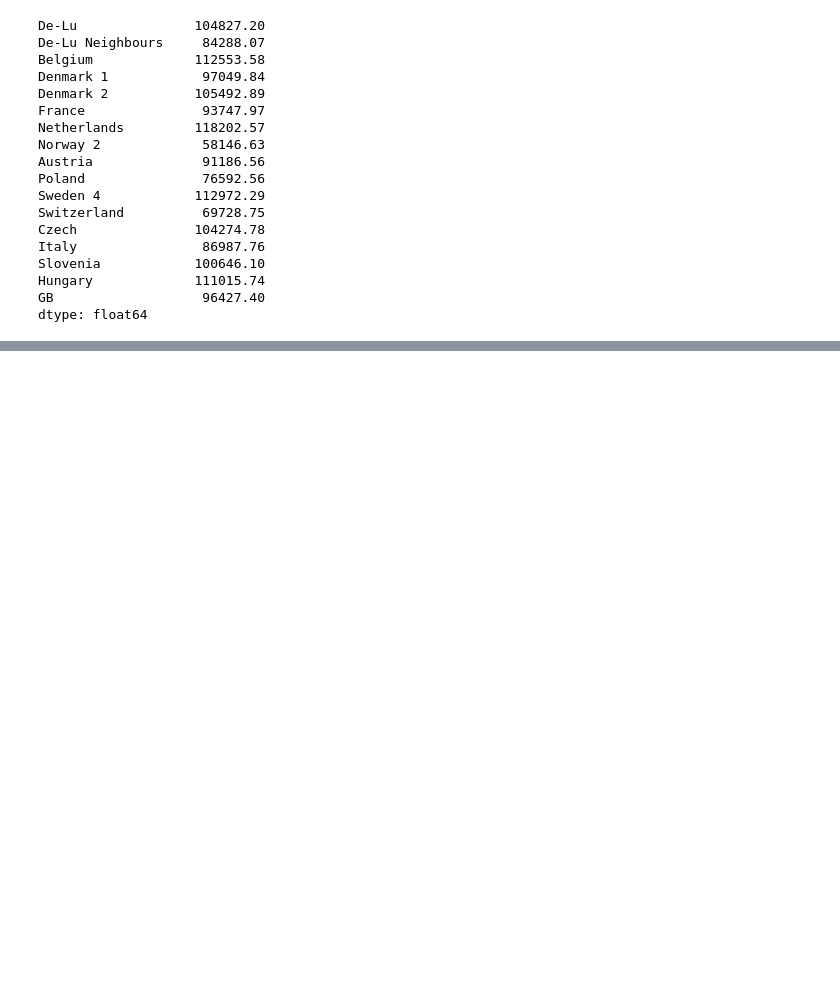
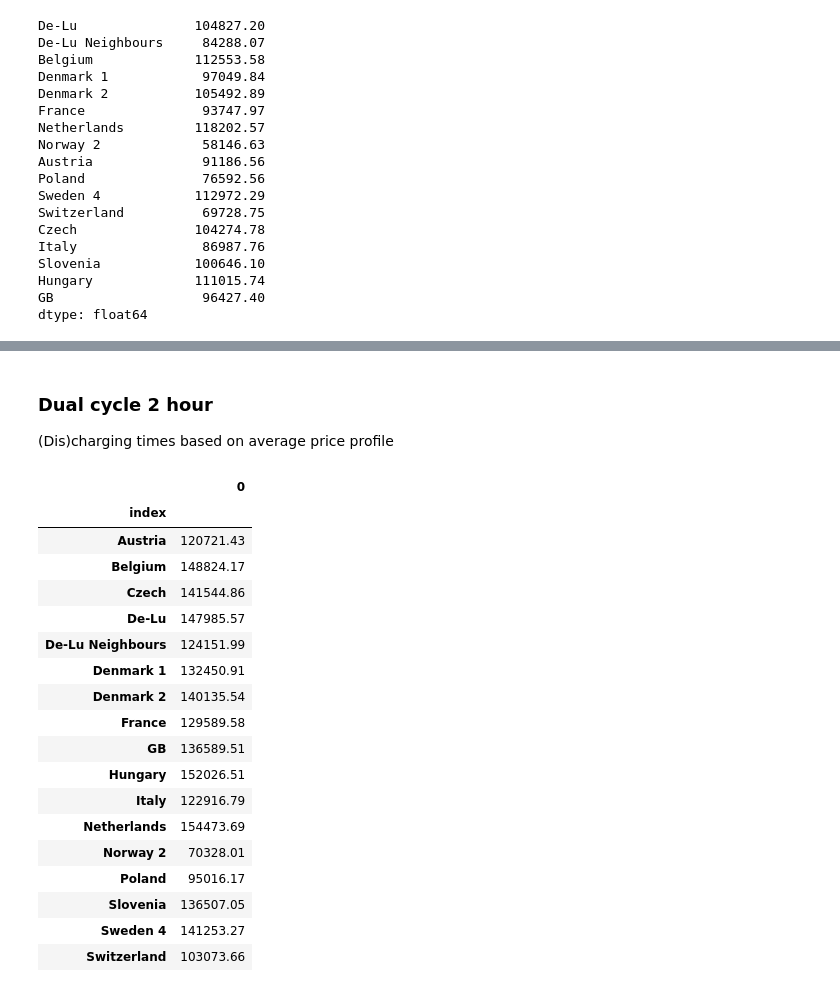
Before and after one commit to asadiceccarelli/eu-wholesale-analysis, a Jupyter notebook: scripts/revenue_analysis.ipynb, the cells around one changed output, grey strips where cells are left out. Drawn from its saved outputs; the diff is of its cells as text; code cells hidden in the pictures; blank space fills up the shorter version.

```diff
--- a/scripts/revenue_analysis.ipynb
+++ b/scripts/revenue_analysis.ipynb
@@ -141,0 +213,58 @@ fig
+# %% [markdown]
+### Dual cycle 2 hour
+
+(Dis)charging times based on average price profile
+# %%
+charge_3_4 = ['Poland', 'Sweden 4']
+charge_4_5 = ['De-Lu', 'De-Lu Neighbours', 'Denmark 2', 'France', 'Norway 2', 'Austria', 'Switzerland', 'Czech', 'Italy', 'Slovenia', 'Hungary', 'GB', 'Belgium', 'Denmark 1', 'Netherlands']
+charge_14_15 = ['Belgium', 'Denmark 1', 'Netherlands', 'De-Lu', 'De-Lu Neighbours', 'Denmark 2', 'Norway 2', 'Austria', 'Poland', 'Sweden 4', 'Switzerland', 'Czech', 'Italy', 'Slovenia', 'Hungary', 'GB']
+charge_15_16 = ['France']
+
+discharge_8_9 = ['De-Lu', 'De-Lu Neighbours', 'Belgium', 'Denmark 1', 'Denmark 2', 'Netherlands', 'Austria', 'Poland', 'Sweden 4', 'Switzerland', 'Czech', 'Slovenia', 'Hungary', 'GB']
+discharge_9_10 = ['France', 'Norway 2', 'Italy']
+discharge_18_19 = ['GB']
+discharge_19_20 = ['Denmark 2', 'Norway 2', 'Sweden 4']
+discharge_20_21 = ['De-Lu', 'De-Lu Neighbours', 'Belgium', 'Denmark 1', 'France', 'Netherlands', 'Austria', 'Poland', 'Switzerland', 'Czech', 'Italy', 'Slovenia', 'Hungary']
+
+df['charge_discharge'] = 0
+
+def calculate_single_cycle_2_hour_rev(df):
+    charge_3_4_cost = df[charge_3_4].loc[(df.hour == 3) | (df.hour == 4)].sum()
+    charge_4_5_cost = df[charge_4_5].loc[(df.hour == 4) | (df.hour == 5)].sum()
+    charge_14_15_cost = df[charge_14_15].loc[(df.hour == 14) | (df.hour == 15)].sum()
+    charge_15_16_cost = df[charge_15_16].loc[(df.hour == 15) | (df.hour == 16)].sum()
+    discharge_8_9_rev = df[discharge_8_9].loc[(df.hour == 8) | (df.hour == 9)].sum()
+    discharge_9_10_rev = df[discharge_9_10].loc[(df.hour == 9) | (df.hour == 10)].sum()
+    discharge_18_19_rev = df[discharge_18_19].loc[(df.hour == 18) | (df.hour == 19)].sum()
+    discharge_19_20_rev = df[discharge_19_20].loc[(df.hour == 19) | (df.hour == 20)].sum()
+    discharge_20_21_rev = df[discharge_20_21].loc[(df.hour == 20) | (df.hour == 21)].sum()
+
+    charge_cost = pd.concat([charge_3_4_cost, charge_4_5_cost, charge_14_15_cost, charge_15_16_cost], axis=0).reset_index().groupby('index').sum()
+    discharge_rev = pd.concat([discharge_8_9_rev, discharge_9_10_rev, discharge_18_19_rev, discharge_19_20_rev, discharge_20_21_rev], axis=0).reset_index().groupby('index').sum()
+
+    total_rev = discharge_rev - charge_cost
+
+    return total_rev
+
+cycle_2_hour_2_rev = calculate_single_cycle_2_hour_rev(df)
+cycle_2_hour_2_rev
+# %% [output]
+|  | 0 |
+| index |  |
+| Austria | 120721.43 |
+| Belgium | 148824.17 |
+| Czech | 141544.86 |
+| De-Lu | 147985.57 |
+| De-Lu Neighbours | 124151.99 |
+| Denmark 1 | 132450.91 |
+| Denmark 2 | 140135.54 |
+| France | 129589.58 |
+| GB | 136589.51 |
+| Hungary | 152026.51 |
+| Italy | 122916.79 |
+| Netherlands | 154473.69 |
+| Norway 2 | 70328.01 |
+| Poland | 95016.17 |
+| Slovenia | 136507.05 |
+| Sweden 4 | 141253.27 |
+| Switzerland | 103073.66 |
```
Also changed, not shown: parts of 4 cells of this notebook, 3 other files.
